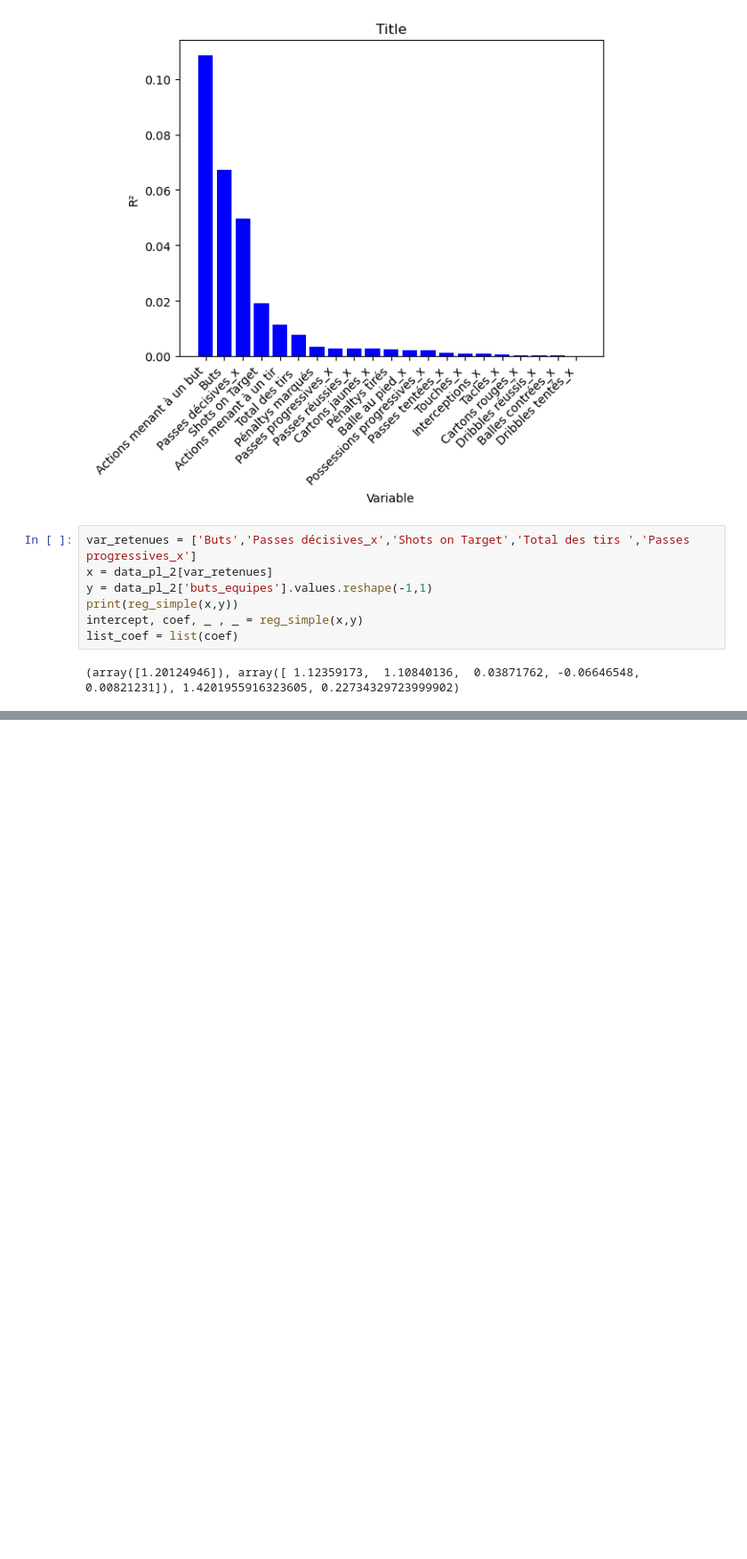
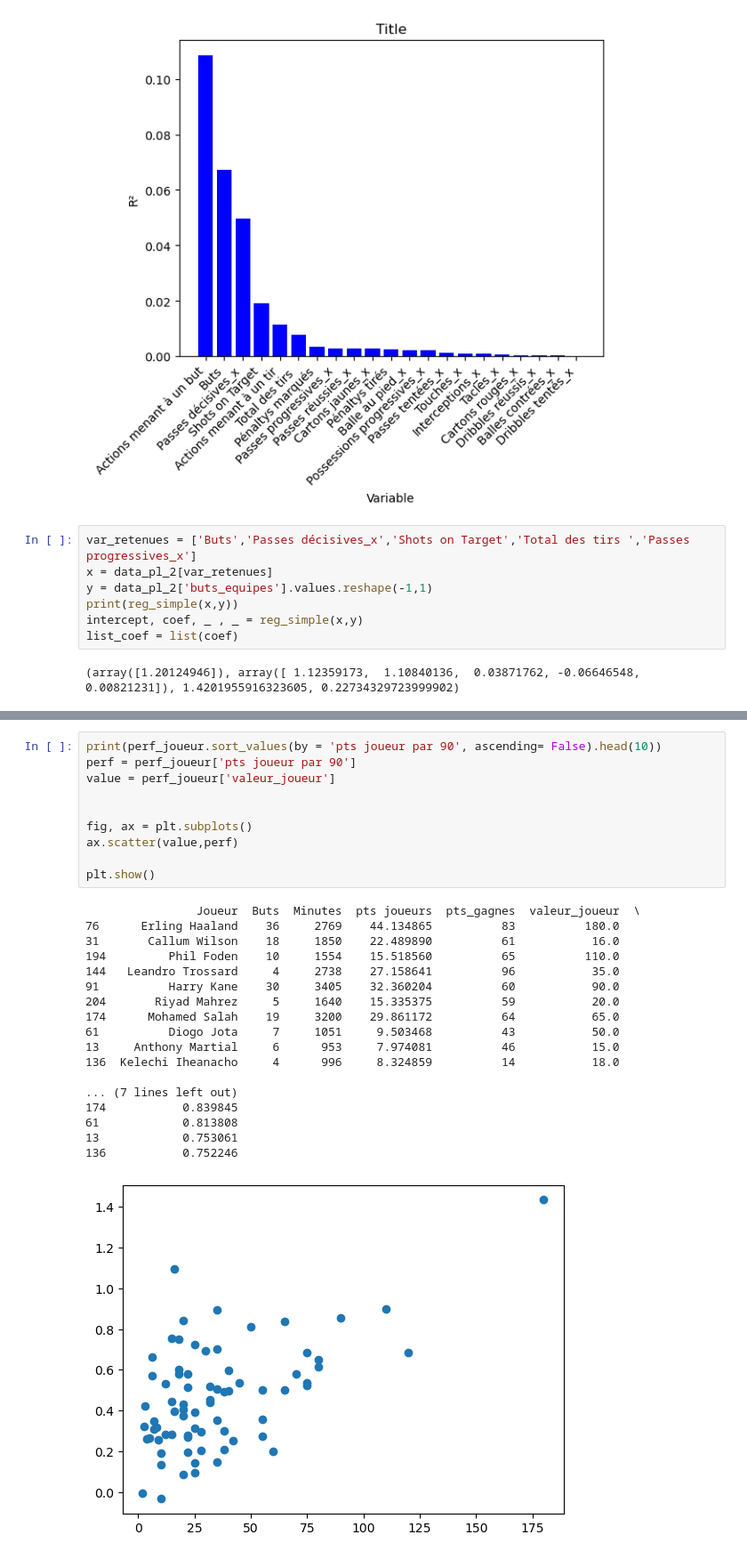
Before and after one commit to lecoqm/evaluation_football, a Jupyter notebook: main.ipynb, the cells around one changed output, grey strips where cells are left out. Shown at 89% size. Cells and saved outputs as stored; diff of their text form; blank space fills up the shorter version.

```diff
--- a/main.ipynb
+++ b/main.ipynb
@@ -343,0 +402,29 @@ See the caveats in the documentation: https://pandas.pydata.org/pandas-docs/stab
+# %%
+print(perf_joueur.sort_values(by = 'pts joueur par 90', ascending= False).head(10))
+perf = perf_joueur['pts joueur par 90']
+value = perf_joueur['valeur_joueur']
+
+
+fig, ax = plt.subplots()
+ax.scatter(value,perf)
+
+plt.show()
+# %% [output]
+                Joueur  Buts  Minutes  pts joueurs  pts_gagnes  valeur_joueur  \
+76      Erling Haaland    36     2769    44.134865          83          180.0
+31       Callum Wilson    18     1850    22.489890          61           16.0
+194         Phil Foden    10     1554    15.518560          65          110.0
+144   Leandro Trossard     4     2738    27.158641          96           35.0
+91          Harry Kane    30     3405    32.360204          60           90.0
+204       Riyad Mahrez     5     1640    15.335375          59           20.0
+174      Mohamed Salah    19     3200    29.861172          64           65.0
+61          Diogo Jota     7     1051     9.503468          43           50.0
+13     Anthony Martial     6      953     7.974081          46           15.0
+136  Kelechi Iheanacho     4      996     8.324859          14           18.0
+
+... (7 lines left out)
+174           0.839845
+61            0.813808
+13            0.753061
+136           0.752246
+[figure, added]
```
Also changed, not shown: parts of 9 cells of this notebook.
